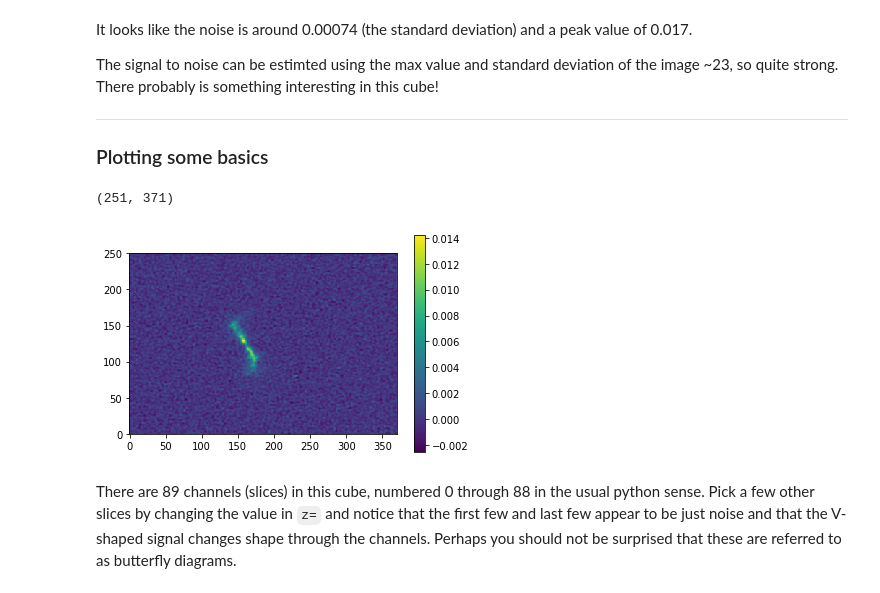
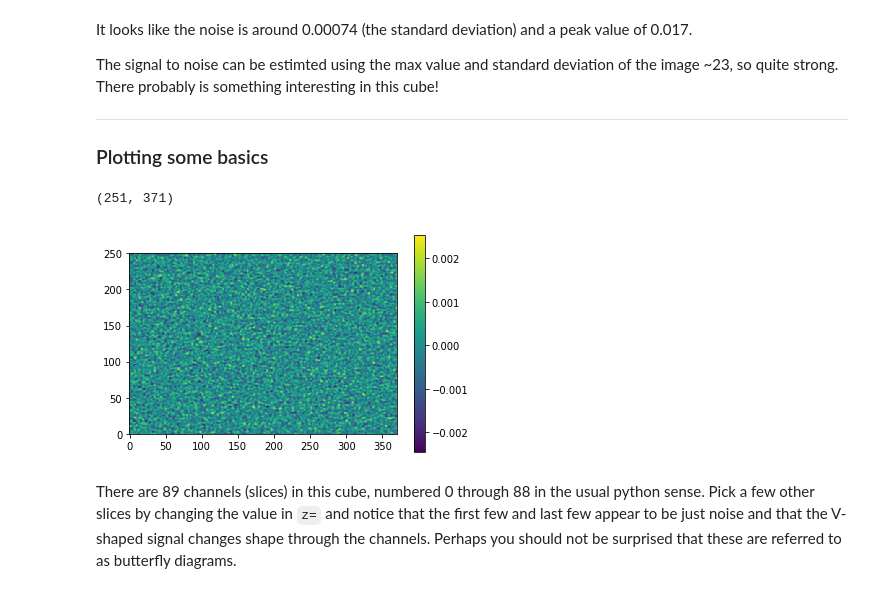
Before and after one commit to kylermurphy/astr288p_2018, a Jupyter notebook: notebooks/Lecture10_08_n6503.ipynb, the cells around one changed output. Drawn from its saved outputs; the diff is of its cells as text; code cells hidden in the pictures.

````diff
--- a/notebooks/Lecture10_08_n6503.ipynb
+++ b/notebooks/Lecture10_08_n6503.ipynb
@@ -216,16 +221,16 @@ The signal to noise can be estimted using the max value and standard deviation o
 
 ### Plotting some basics
 # %%
-z = 45         # the mystery blob
+z = 80         # the mystery blob
 im = d[z,:,:]  #   im = d[z]     also works
 #im = d[z, 50:110, 210:270]
 #im = d[z, 100:150, 140:180]
 plt.imshow(im,origin=['Lower'])
 plt.colorbar()
 print(im.shape)
 # %% [output]
 (251, 371)
-[figure, old version]
+[figure, new version]
 # %% [markdown]
 There are 89 channels (slices) in this cube, numbered 0 through 88 in the usual python sense. Pick a few other slices by changing the value in ```z=``` and notice that the first few and last few appear to be just noise and that the V-shaped signal changes shape through the channels. Perhaps you should not be surprised that these are referred to as butterfly diagrams.
 # %%
````
Also changed, not shown: parts of 18 cells of this notebook, 1 other file.
